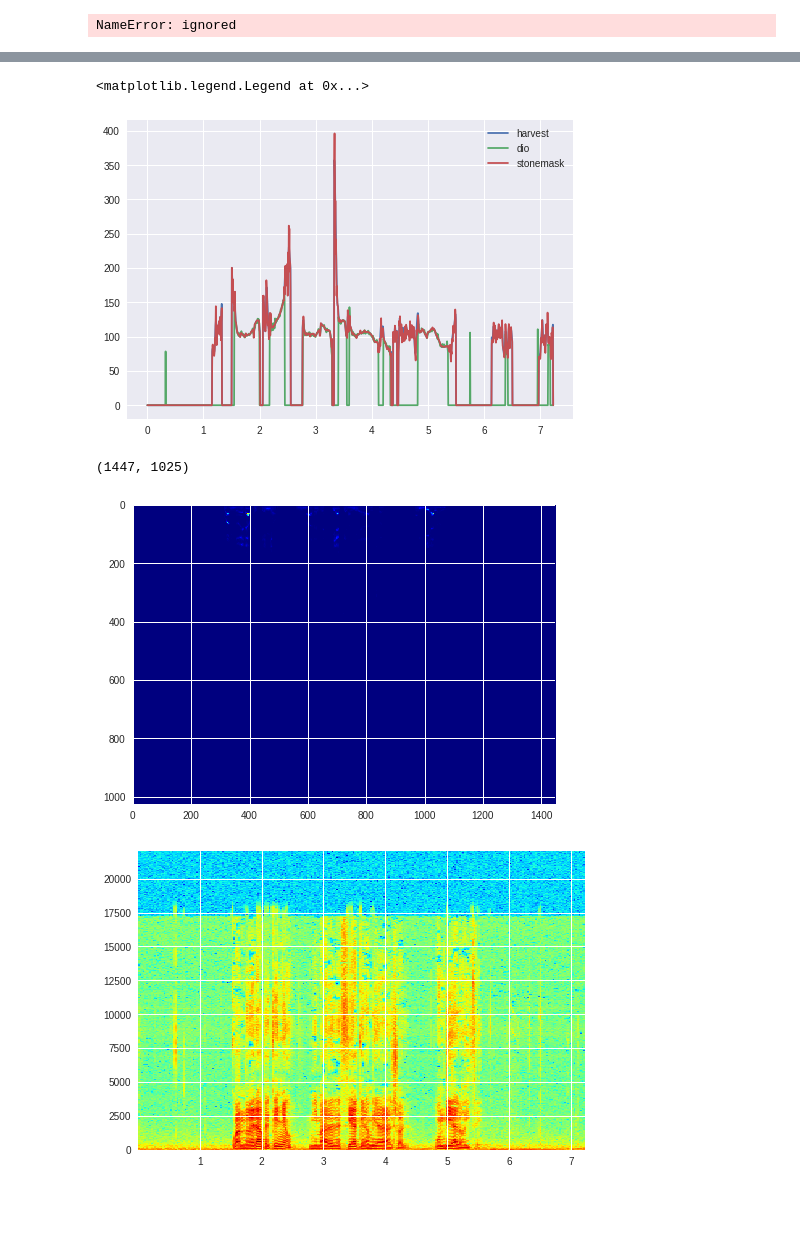
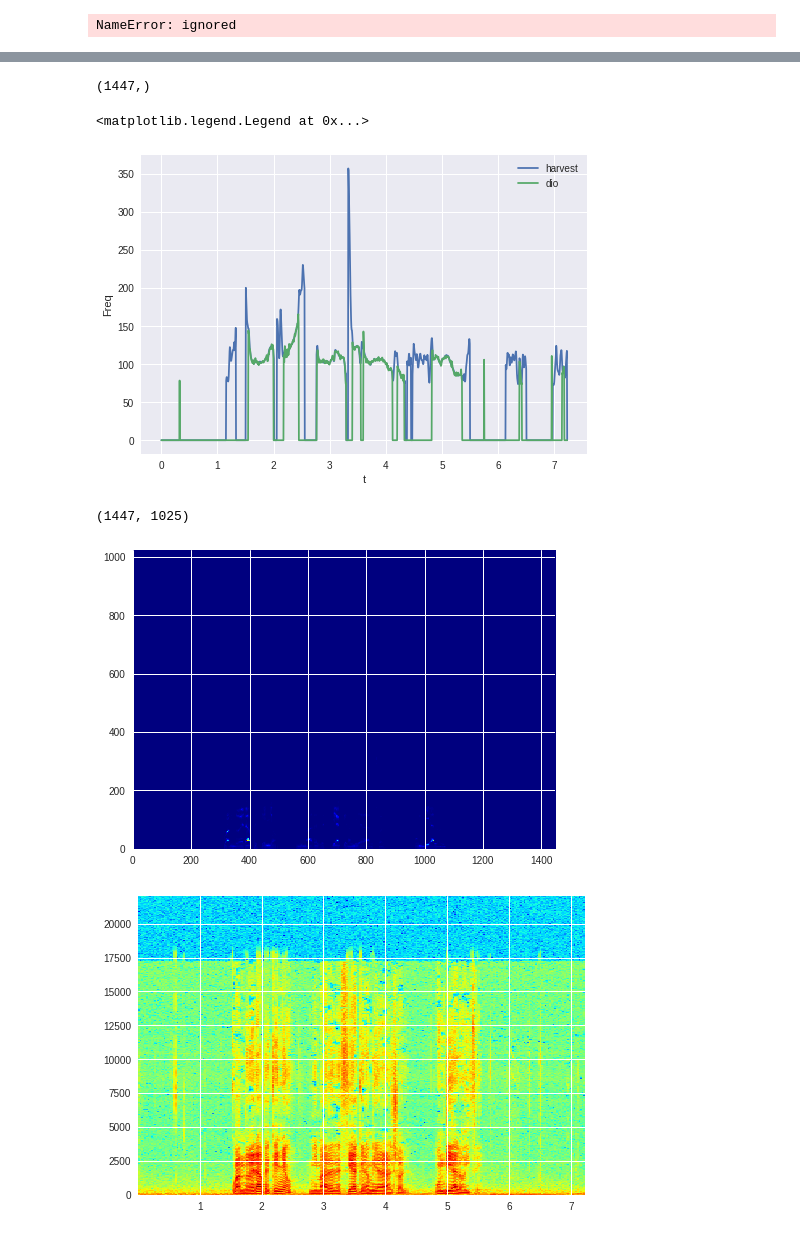
Before and after one commit to JavierAntoran/tiger-costume-voice-conversion, a Jupyter notebook: tiger_costume.ipynb, the cells around one changed output, grey strips where cells are left out. Cells and saved outputs as stored; diff of their text form; code cells hidden in the pictures; blank space fills up the shorter version.

```diff
--- a/tiger_costume.ipynb
+++ b/tiger_costume.ipynb
@@ -199,0 +327,4 @@ print(x.shape)
+# %%
+a = torch.ones(3)
+print(type(a))
+a.view(a.shape[0],-1).sum(1)
@@ -293,37 +483,41 @@ f0_ceil = 800.0
 channels_in_octave = 2.0
 frame_period = 5
 speed= 1
 allowed_range = 0.1
-f0_dio, temporal_positions = pw.dio(x, fs,f0_floor, f0_ceil, channels_in_octave,
+f0_dio, temporal_positions_dio = pw.dio(x, fs,f0_floor, f0_ceil, channels_in_octave,
                                 frame_period, speed, allowed_range)
 
 """StoneMask F0 refinement algorithm.
     Parameters
     ----------
     x : ndarray
         Input waveform signal.
     f0 : ndarray
         Input F0 contour.
     temporal_positions : ndarray
         Temporal positions of each frame.
     fs : int
         Sample rate of input signal in Hz.
     Returns
     -------
     refined_f0 : ndarray
         Refined F0 contour.
     """
 f0_sm = pw.stonemask(x, f0, temporal_positions, fs)
 
 plt.figure()
 plt.plot(temporal_positions, f0, label="harvest")
 plt.plot(temporal_positions, f0_dio, label="dio")
-plt.plot(temporal_positions, f0_sm, label="stonemask")
+#plt.plot(temporal_positions, f0_sm, label="stonemask")
+plt.ylabel('Freq')
+plt.xlabel('t')
+print(f0.shape)
 
 plt.legend()
 # %% [output]
-<matplotlib.legend.Legend at 0x...>
+(1447,)
+<matplotlib.legend.Legend at 0x...>
-[figure, old version]
+[figure, new version]
 # %%
 """CheapTrick harmonic spectral envelope estimation algorithm.
     Parameters
@@ -357,15 +551,20 @@ q1 = -0.15
 f0_floor = 71.0
 fft_size = pw.get_cheaptrick_fft_size(fs,f0_floor)
 
-ap = pw.cheaptrick(x, f0, temporal_positions, fs, q1, f0_floor, fft_size)
-print(ap.shape)
+sp = pw.cheaptrick(x, f0_sp, temporal_positions, fs, q1, f0_floor, fft_size)
+
+print(sp.shape)
+
+#plt.figure()
+#print(ap.std())
+#plt.plot(temporal_positions,ap.std(1))
 plt.figure()
-plt.imshow(ap.T, cmap="jet")
-
+plt.imshow(sp.T,cmap="jet")
+plt.gca().invert_yaxis()
 plt.figure()
 Pxx, freqs, bins, im = plt.specgram(x, NFFT=fft_size, Fs=fs, noverlap=900,cmap="jet")
 plt.show()
 # %% [output]
 (1447, 1025)
-[figure, old version]
+[figure, new version]
 [figure]
```
Also changed, not shown: parts of 15 cells of this notebook, 3 other files.
